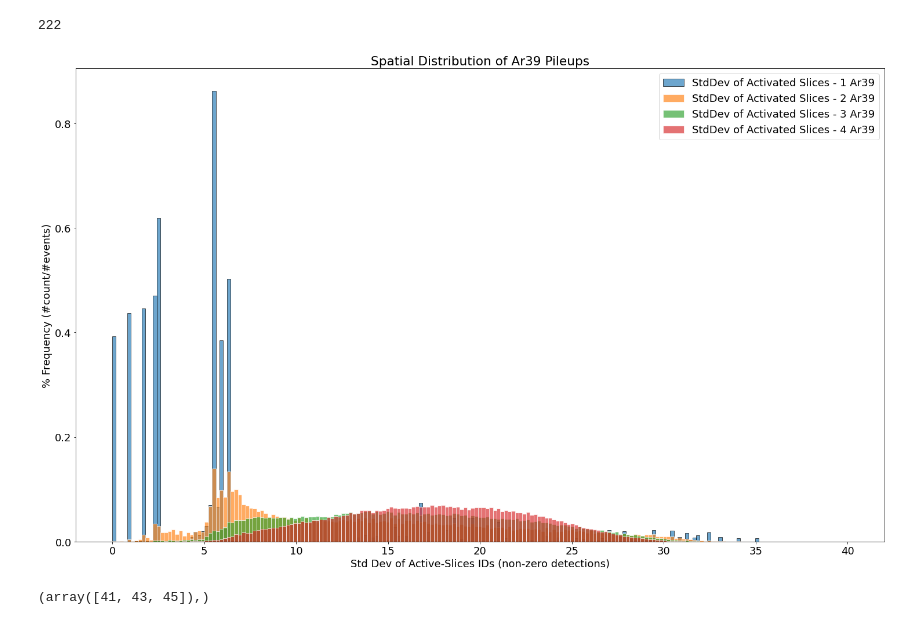
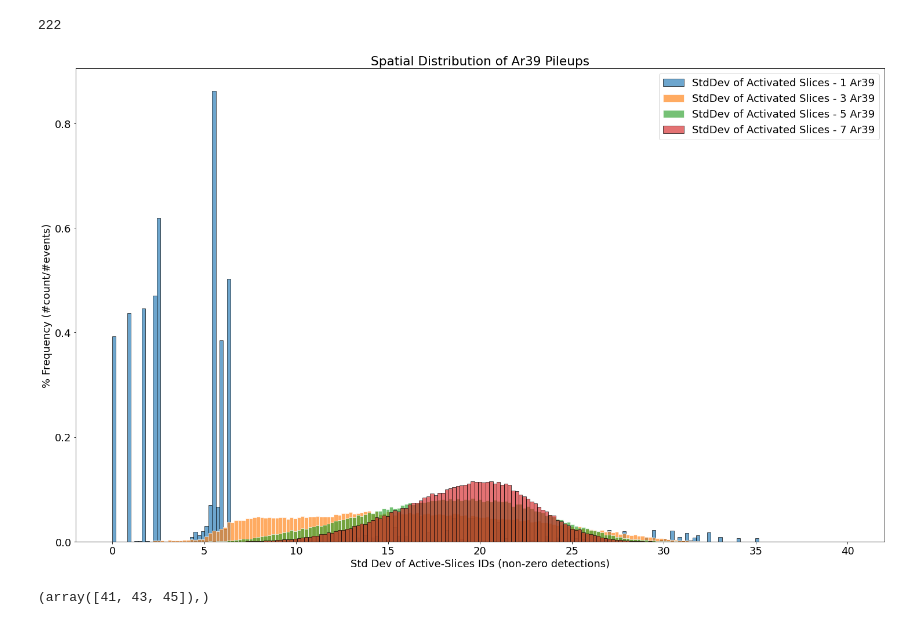
Before and after one commit to luigiberducci/ML4NP, a Jupyter notebook: Notebooks/ComparisonAr39Pileups/analysis_pileups_ar39_over_100ns.ipynb, the cells around one changed output. Drawn from its saved outputs; the diff is of its cells as text; code cells hidden in the pictures.

```diff
--- a/Notebooks/ComparisonAr39Pileups/analysis_pileups_ar39_over_100ns.ipynb
+++ b/Notebooks/ComparisonAr39Pileups/analysis_pileups_ar39_over_100ns.ipynb
@@ -152,20 +152,20 @@ std_event_df7 = groupby_event_df7.apply(lambda row: np.std(np.nonzero([row[2:]])
 # %%
 alpha=0.65
 bins = np.linspace(0, 40, 200)
 plt.title("Spatial Distribution of Ar39 Pileups")
 plt.xlabel("Std Dev of Active-Slices IDs (non-zero detections)")
 plt.ylabel("% Frequency (#count/#events)")
 plt.hist(std_event_df1, bins=bins, label="StdDev of Activated Slices - 1 Ar39", density=True, edgecolor='k', alpha=alpha)
-plt.hist(std_event_df2, bins=bins, label="StdDev of Activated Slices - 2 Ar39", density=True, edgecolor='w', alpha=alpha)
+#plt.hist(std_event_df2, bins=bins, label="StdDev of Activated Slices - 2 Ar39", density=True, edgecolor='w', alpha=alpha)
 plt.hist(std_event_df3, bins=bins, label="StdDev of Activated Slices - 3 Ar39", density=True, edgecolor='w', alpha=alpha)
-plt.hist(std_event_df4, bins=bins, label="StdDev of Activated Slices - 4 Ar39", density=True, edgecolor='w', alpha=alpha)
+#plt.hist(std_event_df4, bins=bins, label="StdDev of Activated Slices - 4 Ar39", density=True, edgecolor='w', alpha=alpha)
 plt.hist(std_event_df5, bins=bins, label="StdDev of Activated Slices - 5 Ar39", density=True, edgecolor='w', alpha=alpha)
-plt.hist(std_event_df6, bins=bins, label="StdDev of Activated Slices - 6 Ar39", density=True, edgecolor='w', alpha=alpha)
+#plt.hist(std_event_df6, bins=bins, label="StdDev of Activated Slices - 6 Ar39", density=True, edgecolor='w', alpha=alpha)
 plt.hist(std_event_df7, bins=bins, label="StdDev of Activated Slices - 7 Ar39", density=True, edgecolor='k', alpha=alpha)
 plt.legend()
 plt.show()
 # %% [output]
-[figure, old version]
+[figure, new version]
 # %%
 row = groupby_event_df1.loc[2]
 np.std(np.nonzero([row[2:]])[1])
```
Also changed, not shown: parts of 1 cell of this notebook, 4 other files.
